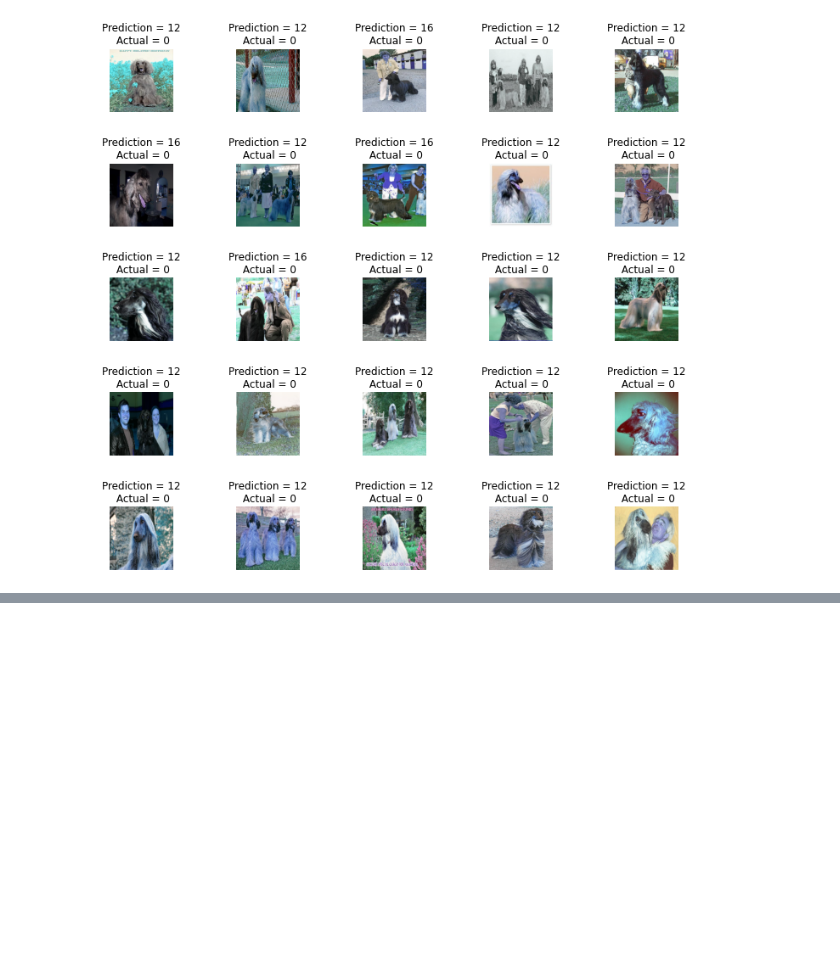
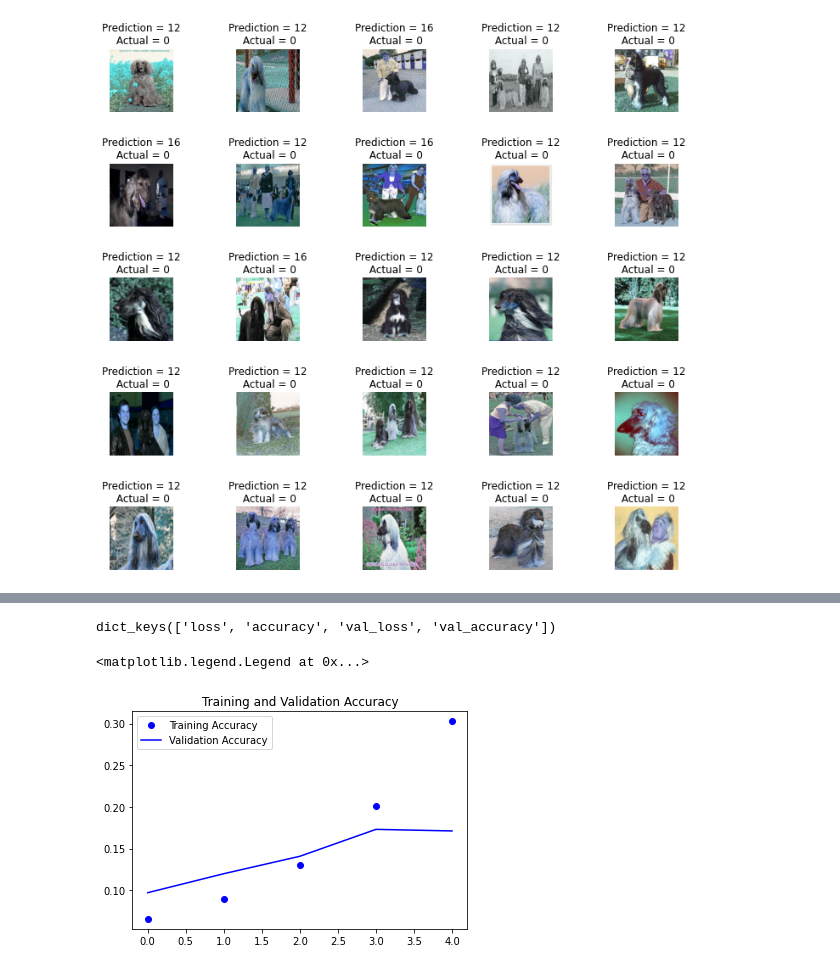
Before and after one commit to EricCallaway/COSC_5313_CNN_model_HW-5, a Jupyter notebook: ML_Assignment_03_CNN.ipynb, the cells around one changed output, grey strips where cells are left out. Saved outputs shown, nothing was run; the diff lists cells and outputs as text; code cells hidden in the pictures; blank space fills up the shorter version.

```diff
--- a/ML_Assignment_03_CNN.ipynb
+++ b/ML_Assignment_03_CNN.ipynb
@@ -473,0 +600,17 @@ plt.subplots_adjust(wspace = 1)
+# %%
+print(gray_history.history.keys())
+accuracy = gray_history.history['accuracy']
+val_accuracy = gray_history.history['val_accuracy']
+loss = gray_history.history['loss']
+val_loss = gray_history.history['val_loss']
+# %% [output]
+dict_keys(['loss', 'accuracy', 'val_loss', 'val_accuracy'])
+# %%
+epochs = range(len(accuracy))
+plt.plot(epochs, accuracy, 'bo', label='Training Accuracy')
+plt.plot(epochs, val_accuracy, 'b', label='Validation Accuracy')
+plt.title('Training and Validation Accuracy')
+plt.legend()
+# %% [output]
+<matplotlib.legend.Legend at 0x...>
+[figure, added]
```
Also changed, not shown: parts of 35 cells of this notebook.
